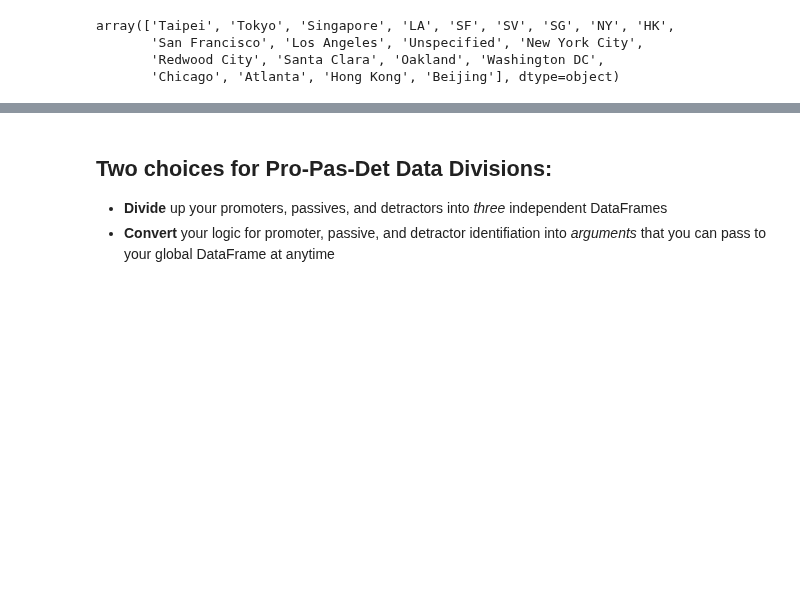
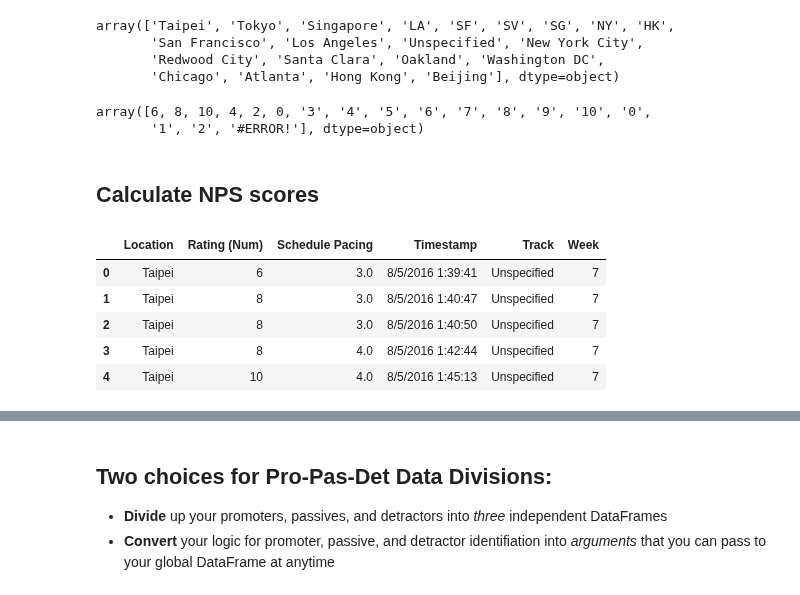
Before and after one commit to natepill/DS1.1, a Jupyter notebook: NPS/MS-Summer-Acadmey-2017.ipynb, the cells around one changed output, grey strips where cells are left out. Drawn from its saved outputs; the diff is of its cells as text; code cells hidden in the pictures; blank space fills up the shorter version.

```diff
--- a/NPS/MS-Summer-Acadmey-2017.ipynb
+++ b/NPS/MS-Summer-Acadmey-2017.ipynb
@@ -638,3 +641,33 @@ array(['Taipei', 'Tokyo', 'Singapore', 'LA', 'SF', 'SV', 'SG', 'NY', 'HK',
        'San Francisco', 'Los Angeles', 'Unspecified', 'New York City',
        'Redwood City', 'Santa Clara', 'Oakland', 'Washington DC',
        'Chicago', 'Atlanta', 'Hong Kong', 'Beijing'], dtype=object)
+# %%
+# Clean Rating (Num) in the_truth
+
+
+rating_uniques_the_truth = [6, 8, 10, 4, 2, 0, '3', '4', '5', '6', '7', '8', '9', '10', '0', '1', '2', '#ERROR!']
+
+rating_num_mapper = dict(zip(rating_uniques_2017, [6, 8, 10, 4, 2, 0, 3, 4, 5, 6, 7, 8, 9, 10, 0, 1, 2, 0]))
+
+
+the_truth['Rat'] = df['How would you rate your overall satisfaction with the Summer Academy this week?'].map(satisfaction_map).astype(int)
+
+
+
+the_truth["Rating (Num)"].unique()
+# %% [output]
+array([6, 8, 10, 4, 2, 0, '3', '4', '5', '6', '7', '8', '9', '10', '0',
+       '1', '2', '#ERROR!'], dtype=object)
+# %% [markdown]
+## Calculate NPS scores
+# %%
+# ALL students during week 7 from 2016-17
+the_truth_week_7 = the_truth[the_truth["Week"] == 7]
+the_truth_week_7.head()
+# %% [output]
+|  | Location | Rating (Num) | Schedule Pacing | Timestamp | Track | Week |
+| 0 | Taipei | 6 | 3.0 | 8/5/2016 1:39:41 | Unspecified | 7 |
+| 1 | Taipei | 8 | 3.0 | 8/5/2016 1:40:47 | Unspecified | 7 |
+| 2 | Taipei | 8 | 3.0 | 8/5/2016 1:40:50 | Unspecified | 7 |
+| 3 | Taipei | 8 | 4.0 | 8/5/2016 1:42:44 | Unspecified | 7 |
+| 4 | Taipei | 10 | 4.0 | 8/5/2016 1:45:13 | Unspecified | 7 |
```
Also changed, not shown: parts of 7 cells of this notebook.
